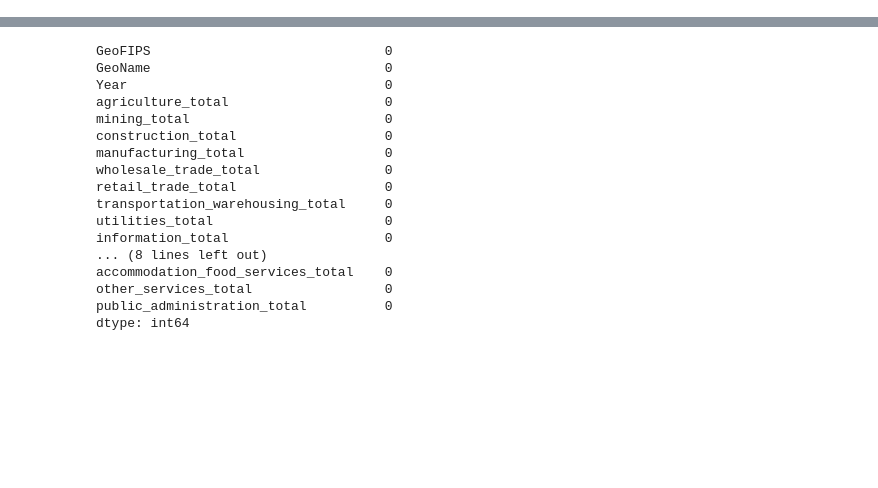
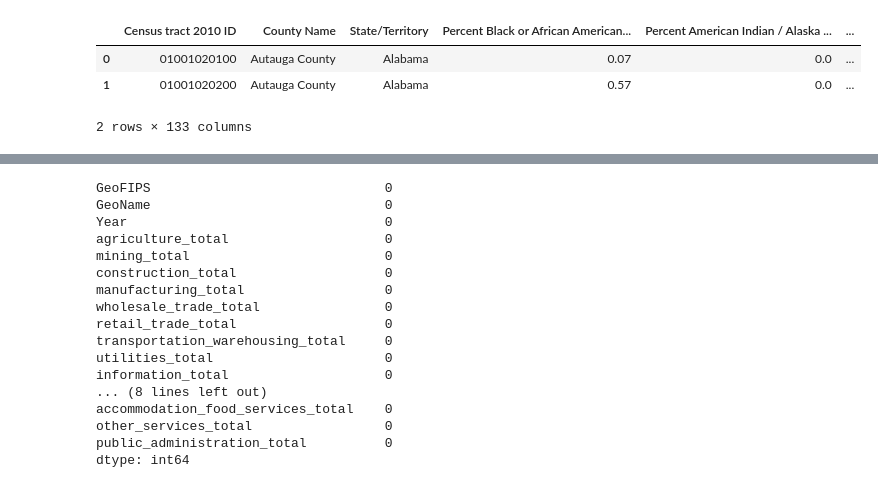
Before and after one commit to BasisResearch/cities, a Jupyter notebook: docs/experimental_notebooks/data_processing/clean_scrapbook.ipynb, the cells around one changed output, grey strips where cells are left out. Drawn from its saved outputs; the diff is of its cells as text; code cells hidden in the pictures; blank space fills up the shorter version.

```diff
--- a/docs/experimental_notebooks/data_processing/clean_scrapbook.ipynb
+++ b/docs/experimental_notebooks/data_processing/clean_scrapbook.ipynb
@@ -38,0 +54,10 @@ def tableInfo(tableName):
+# %%
+communities['Census tract 2010 ID'] = communities['Census tract 2010 ID'].astype(str)
+
+communities['Census tract 2010 ID'] = communities['Census tract 2010 ID'].astype(str).str.zfill(11)
+communities.head(2)
+# %% [output]
+|  | Census tract 2010 ID | County Name | State/Territory | Percent Black or African American... | Percent American Indian / Alaska ... | ... |
+| 0 | 01001020100 | Autauga County | Alabama | 0.07 | 0.0 | ... |
+| 1 | 01001020200 | Autauga County | Alabama | 0.57 | 0.0 | ... |
+2 rows × 133 columns
```
Also changed, not shown: parts of 7 cells of this notebook, 1 other file.
